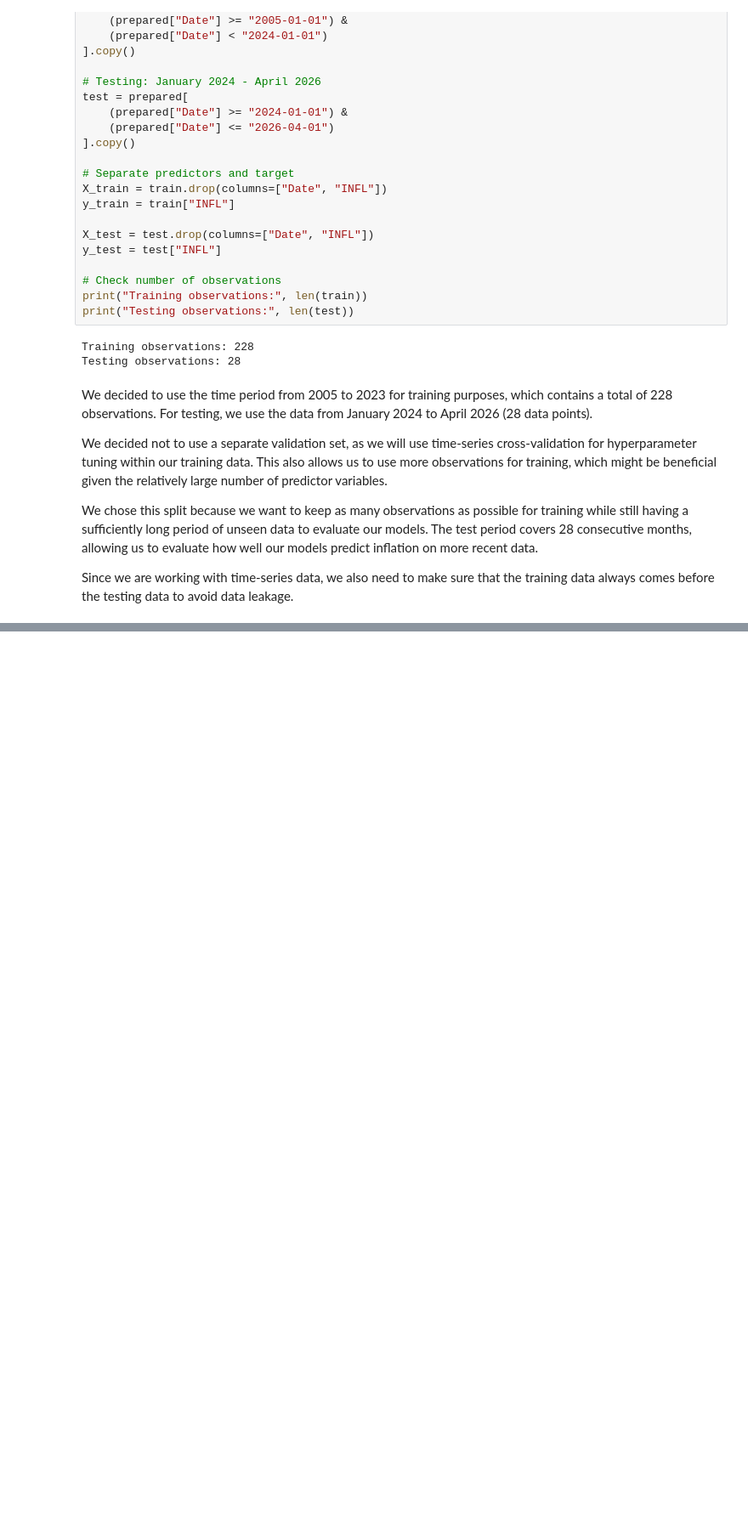
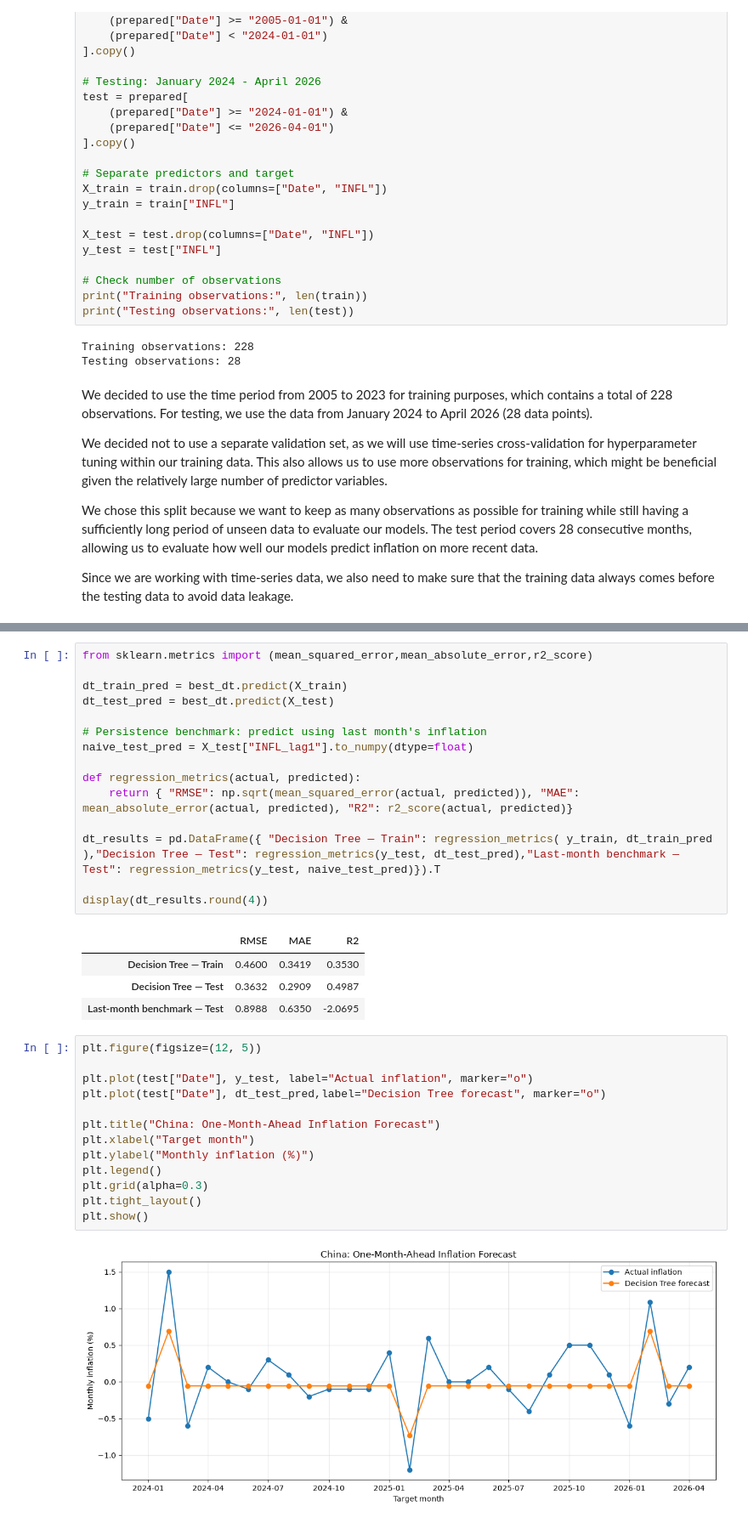
Before and after one commit to LaraEmilie/HKUST-Machine-Learning-Regression-China, a Jupyter notebook: China Inflation.ipynb, the cells around one changed output, grey strips where cells are left out. Shown at 85% size. Drawn from its saved outputs; the diff is of its cells as text; blank space fills up the shorter version.

Commit message:
decision tree regression

```diff
--- a/China Inflation.ipynb
+++ b/China Inflation.ipynb
@@ -564,0 +593,35 @@ Since we are working with time-series data, we also need to make sure that the t
+# %%
+from sklearn.metrics import (mean_squared_error,mean_absolute_error,r2_score)
+
+dt_train_pred = best_dt.predict(X_train)
+dt_test_pred = best_dt.predict(X_test)
+
+# Persistence benchmark: predict using last month's inflation
+naive_test_pred = X_test["INFL_lag1"].to_numpy(dtype=float)
+
+def regression_metrics(actual, predicted):
+    return { "RMSE": np.sqrt(mean_squared_error(actual, predicted)), "MAE": mean_absolute_error(actual, predicted), "R2": r2_score(actual, predicted)}
+
+dt_results = pd.DataFrame({ "Decision Tree — Train": regression_metrics( y_train, dt_train_pred ),"Decision Tree — Test": regression_metrics(y_test, dt_test_pred),"Last-month benchmark — Test": regression_metrics(y_test, naive_test_pred)}).T
+
+display(dt_results.round(4))
+# %% [output]
+|  | RMSE | MAE | R2 |
+| Decision Tree — Train | 0.4600 | 0.3419 | 0.3530 |
+| Decision Tree — Test | 0.3632 | 0.2909 | 0.4987 |
+| Last-month benchmark — Test | 0.8988 | 0.6350 | -2.0695 |
+# %%
+plt.figure(figsize=(12, 5))
+
+plt.plot(test["Date"], y_test, label="Actual inflation", marker="o")
+plt.plot(test["Date"], dt_test_pred,label="Decision Tree forecast", marker="o")
+
+plt.title("China: One-Month-Ahead Inflation Forecast")
+plt.xlabel("Target month")
+plt.ylabel("Monthly inflation (%)")
+plt.legend()
+plt.grid(alpha=0.3)
+plt.tight_layout()
+plt.show()
+# %% [output]
+[figure, added]
```
Also changed, not shown: parts of 8 cells of this notebook.
